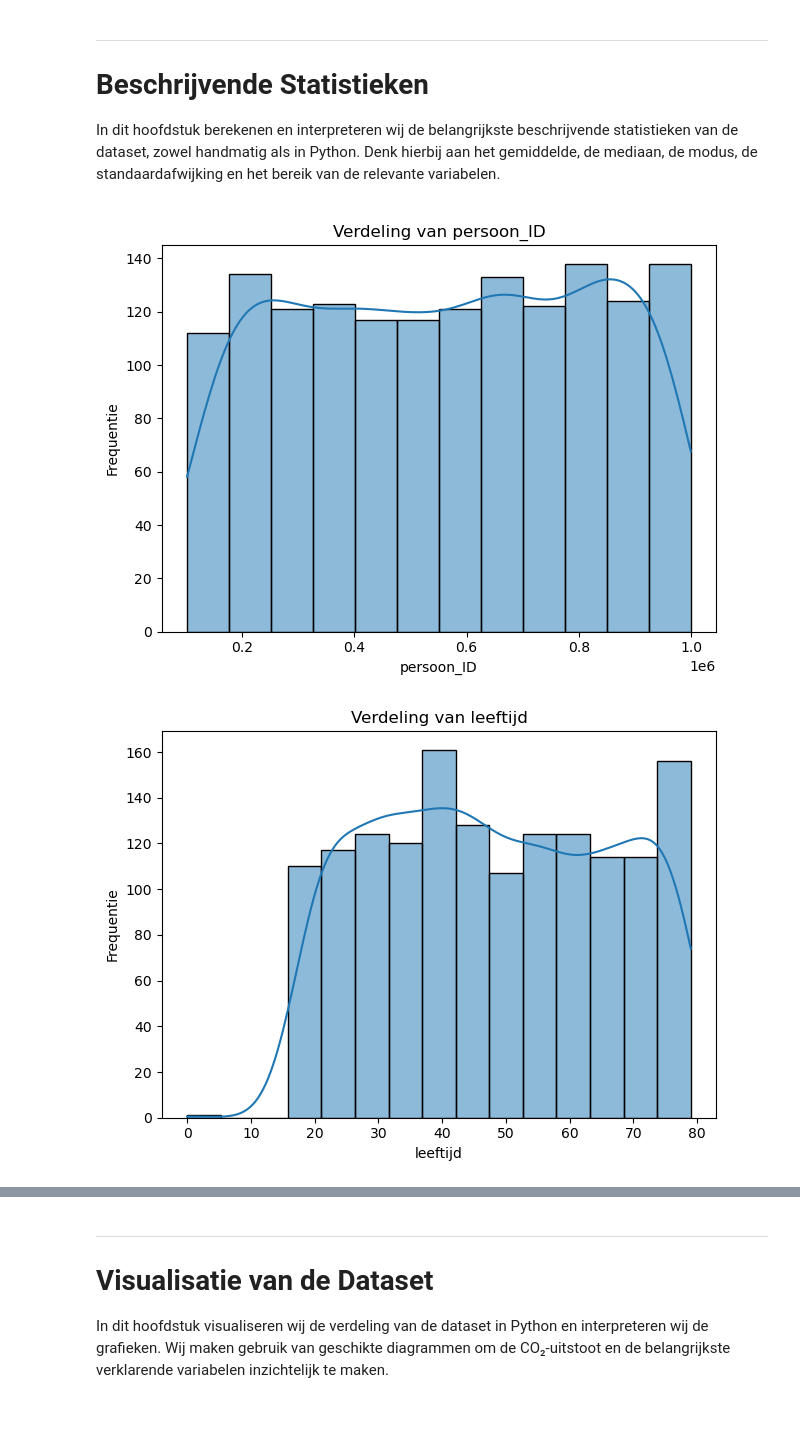
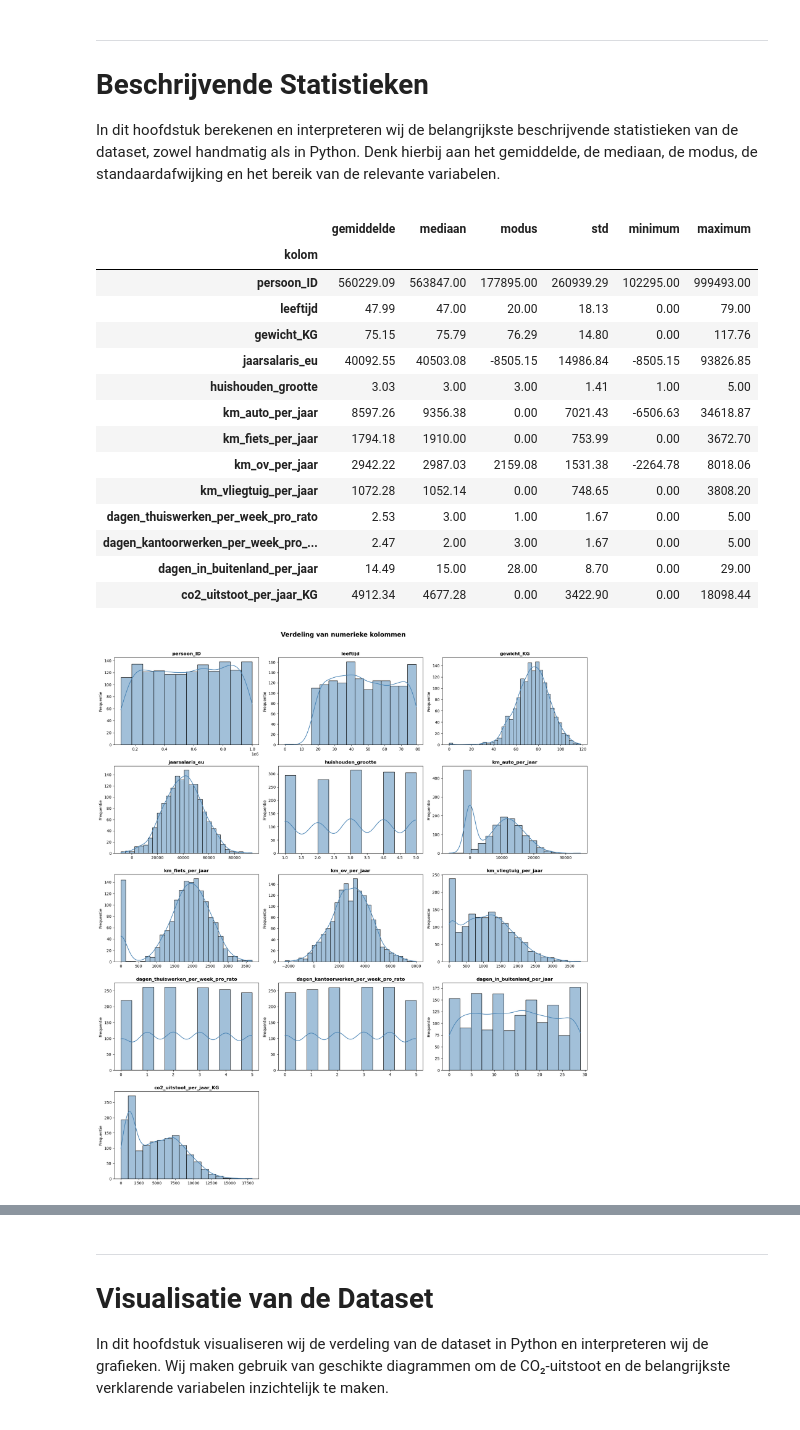
Before and after one commit to EchoinSilences/WiskundePortfolioHHS, a Jupyter notebook: Onderzoek.ipynb, the cells around one changed output, grey strips where cells are left out. Drawn from its saved outputs; the diff is of its cells as text; code cells hidden in the pictures.

```diff
--- a/Onderzoek.ipynb
+++ b/Onderzoek.ipynb
@@ -101,38 +101,58 @@ In dit hoofdstuk berekenen en interpreteren wij de belangrijkste beschrijvende s
 # %%
 # Python: Bepaal voor elke kolom de relevante beschrijvende statistieken
 
 numeric_cols = df.select_dtypes(include='number').columns
 data = []
 
 for col in numeric_cols:
     col_data = df[col]
-
-    mean   = col_data.mean()
-    median = col_data.median()
-    mode   = col_data.mode()
-    std    = col_data.std()
-    minimum = col_data.min()
-    maximum = col_data.max()
-
     data.append({
-        'kolom':   col,
-        'gemiddelde': mean,
-        'mediaan': median,
-        'modus':   mode,
-        'std':     std,
-        'minimum': minimum,
-        'maximum': maximum
+        'kolom':      col,
+        'gemiddelde': col_data.mean(),
+        'mediaan':    col_data.median(),
+        'modus':      col_data.mode()[0],
+        'std':        col_data.std(),
+        'minimum':    col_data.min(),
+        'maximum':    col_data.max(),
     })
 
-    sns.histplot(col_data, kde=True)
-    plt.title(f'Verdeling van {col}')
-    plt.xlabel(col)
-    plt.ylabel('Frequentie')
-    plt.tight_layout()
-    plt.show()
+describing_df = pd.DataFrame(data).set_index('kolom')
+display(describing_df.round(2))
 
-describing_df = pd.DataFrame(data).set_index('kolom')
-describing_df
+# Grid van histogrammen
+n_cols = 3
+n_rows = -(-len(numeric_cols) // n_cols)  # ceiling division
+
+fig, axes = plt.subplots(n_rows, n_cols, figsize=(6 * n_cols, 4 * n_rows))
+axes = axes.flatten()
+
+for i, col in enumerate(numeric_cols):
+    sns.histplot(df[col], kde=True, ax=axes[i], color='steelblue')
+    axes[i].set_title(f'{col}', fontsize=12, fontweight='bold')
+    axes[i].set_xlabel('')
+    axes[i].set_ylabel('Frequentie')
+
+# Verberg lege subplots
+for j in range(i + 1, len(axes)):
+    axes[j].set_visible(False)
+
+plt.suptitle('Verdeling van numerieke kolommen', fontsize=16, fontweight='bold', y=1.01)
+plt.tight_layout()
+plt.show()
 # %% [output]
+|  | gemiddelde | mediaan | modus | std | minimum | maximum |
+| kolom |  |  |  |  |  |  |
+| persoon_ID | 560229.09 | 563847.00 | 177895.00 | 260939.29 | 102295.00 | 999493.00 |
+| leeftijd | 47.99 | 47.00 | 20.00 | 18.13 | 0.00 | 79.00 |
+| gewicht_KG | 75.15 | 75.79 | 76.29 | 14.80 | 0.00 | 117.76 |
+| jaarsalaris_eu | 40092.55 | 40503.08 | -8505.15 | 14986.84 | -8505.15 | 93826.85 |
+| huishouden_grootte | 3.03 | 3.00 | 3.00 | 1.41 | 1.00 | 5.00 |
+| km_auto_per_jaar | 8597.26 | 9356.38 | 0.00 | 7021.43 | -6506.63 | 34618.87 |
+| km_fiets_per_jaar | 1794.18 | 1910.00 | 0.00 | 753.99 | 0.00 | 3672.70 |
+| km_ov_per_jaar | 2942.22 | 2987.03 | 2159.08 | 1531.38 | -2264.78 | 8018.06 |
+| km_vliegtuig_per_jaar | 1072.28 | 1052.14 | 0.00 | 748.65 | 0.00 | 3808.20 |
+| dagen_thuiswerken_per_week_pro_rato | 2.53 | 3.00 | 1.00 | 1.67 | 0.00 | 5.00 |
+| dagen_kantoorwerken_per_week_pro_... | 2.47 | 2.00 | 3.00 | 1.67 | 0.00 | 5.00 |
+| dagen_in_buitenland_per_jaar | 14.49 | 15.00 | 28.00 | 8.70 | 0.00 | 29.00 |
+| co2_uitstoot_per_jaar_KG | 4912.34 | 4677.28 | 0.00 | 3422.90 | 0.00 | 18098.44 |
-[figure, old version]
+[figure, new version]
-[figure, removed]
```
Also changed, not shown: parts of 1 cell of this notebook.
